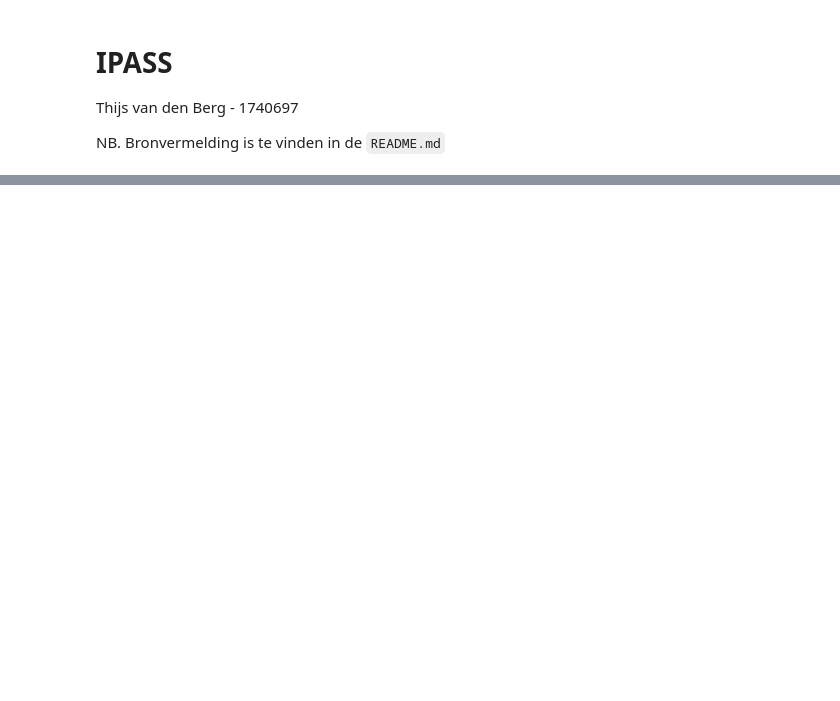
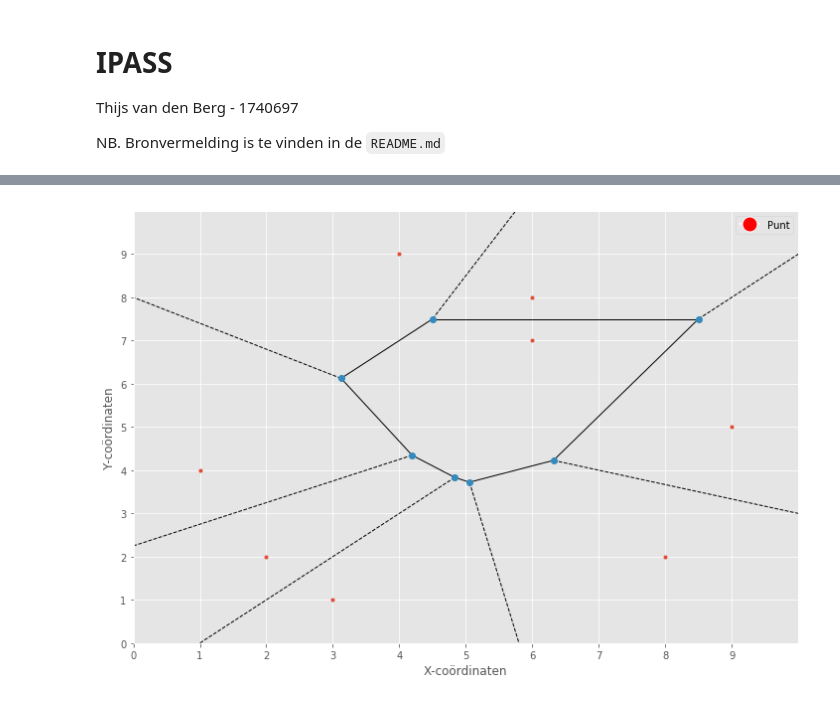
Before and after one commit to Denbergvanthijs/IPASS, a Jupyter notebook: main.ipynb, the cells around one changed output, grey strips where cells are left out. Saved outputs shown, nothing was run; the diff lists cells and outputs as text; code cells hidden in the pictures; blank space fills up the shorter version.

```diff
--- a/main.ipynb
+++ b/main.ipynb
@@ -177,0 +58,7 @@ plotVonoroiTotaal(punten)
+# %%
+punten = np.array([[8, 2], [1, 4], [2, 2], [4, 9], [6, 7], [6, 8], [3, 1], [9, 5]])
+# punten = np.random.randint(40, size=(32, 2))
+
+plotVoronoi(punten)
+# %% [output]
+[figure, added]
```
Also changed, not shown: parts of 16 cells of this notebook, 3 other files.
